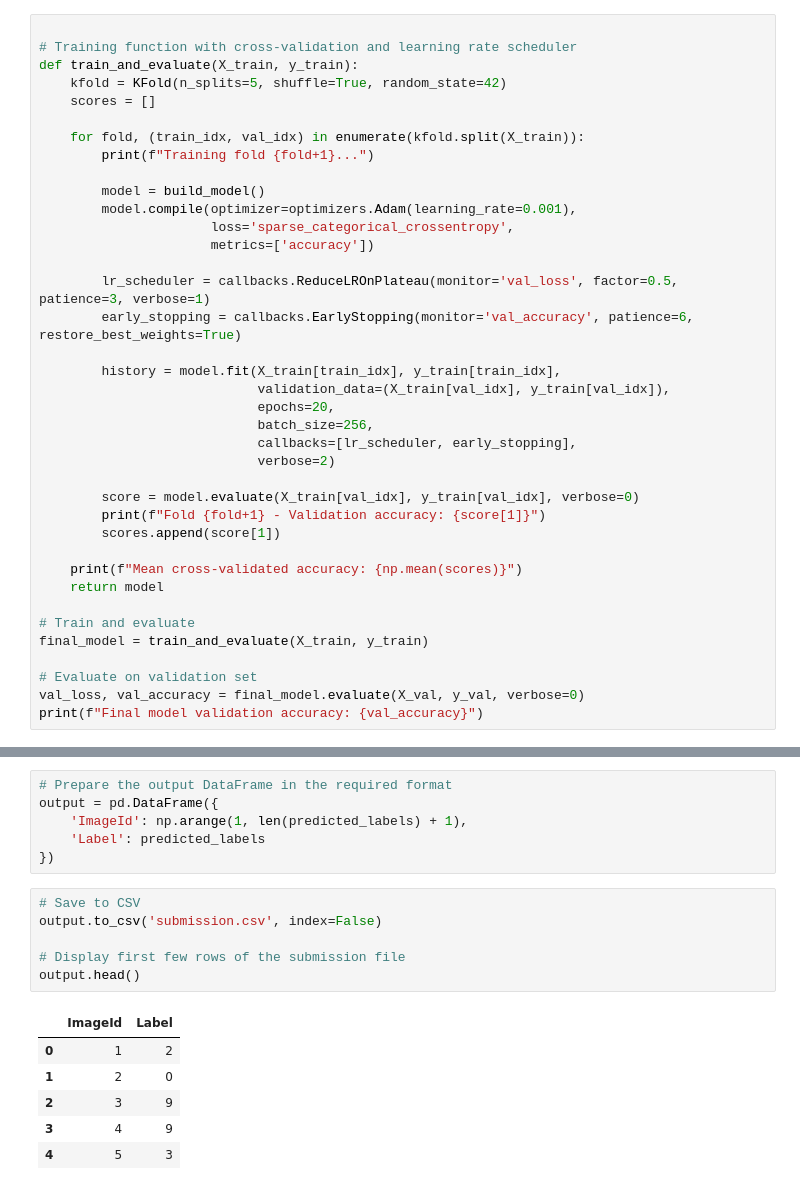
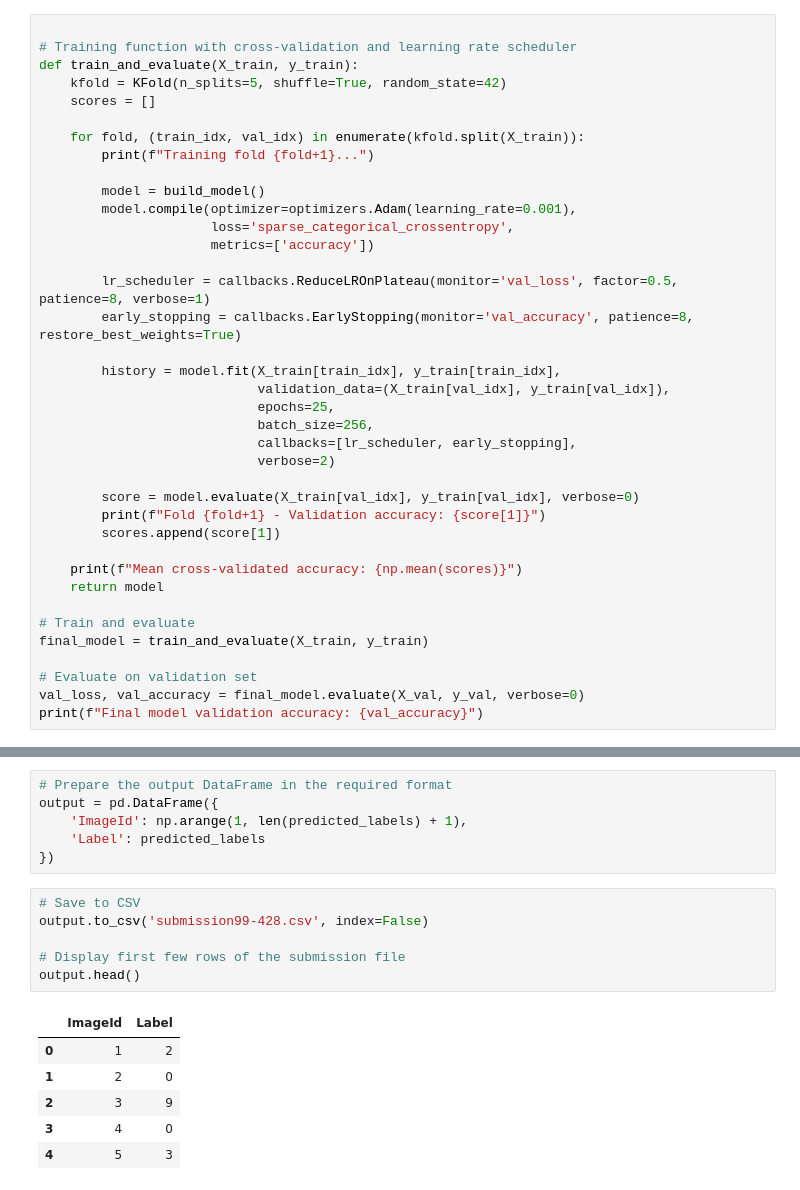
Before and after one commit to waheed-hussain5/Deep_Learning, a Jupyter notebook: MNIST-kfold-ResNET[acc:99.5].ipynb, the cells around one changed output, grey strips where cells are left out. Cells and saved outputs as stored; diff of their text form.

```diff
--- a/MNIST-kfold-ResNET[acc:99.5].ipynb
+++ b/MNIST-kfold-ResNET[acc:99.5].ipynb
@@ -87,12 +136,12 @@ def train_and_evaluate(X_train, y_train):
                       loss='sparse_categorical_crossentropy',
                       metrics=['accuracy'])
 
-        lr_scheduler = callbacks.ReduceLROnPlateau(monitor='val_loss', factor=0.5, patience=3, verbose=1)
-        early_stopping = callbacks.EarlyStopping(monitor='val_accuracy', patience=6, restore_best_weights=True)
+        lr_scheduler = callbacks.ReduceLROnPlateau(monitor='val_loss', factor=0.5, patience=8, verbose=1)
+        early_stopping = callbacks.EarlyStopping(monitor='val_accuracy', patience=8, restore_best_weights=True)
 
         history = model.fit(X_train[train_idx], y_train[train_idx],
                             validation_data=(X_train[val_idx], y_train[val_idx]),
-                            epochs=20,
+                            epochs=25,
                             batch_size=256,
                             callbacks=[lr_scheduler, early_stopping],
                             verbose=2)
@@ -175,14 +216,14 @@ output = pd.DataFrame({
 })
 # %%
 # Save to CSV
-output.to_csv('submission.csv', index=False)
+output.to_csv('submission99-428.csv', index=False)
 
 # Display first few rows of the submission file
 output.head()
 # %% [output]
 |  | ImageId | Label |
 | 0 | 1 | 2 |
 | 1 | 2 | 0 |
 | 2 | 3 | 9 |
-| 3 | 4 | 9 |
+| 3 | 4 | 0 |
 | 4 | 5 | 3 |
```
Also changed, not shown: parts of 11 cells of this notebook.
